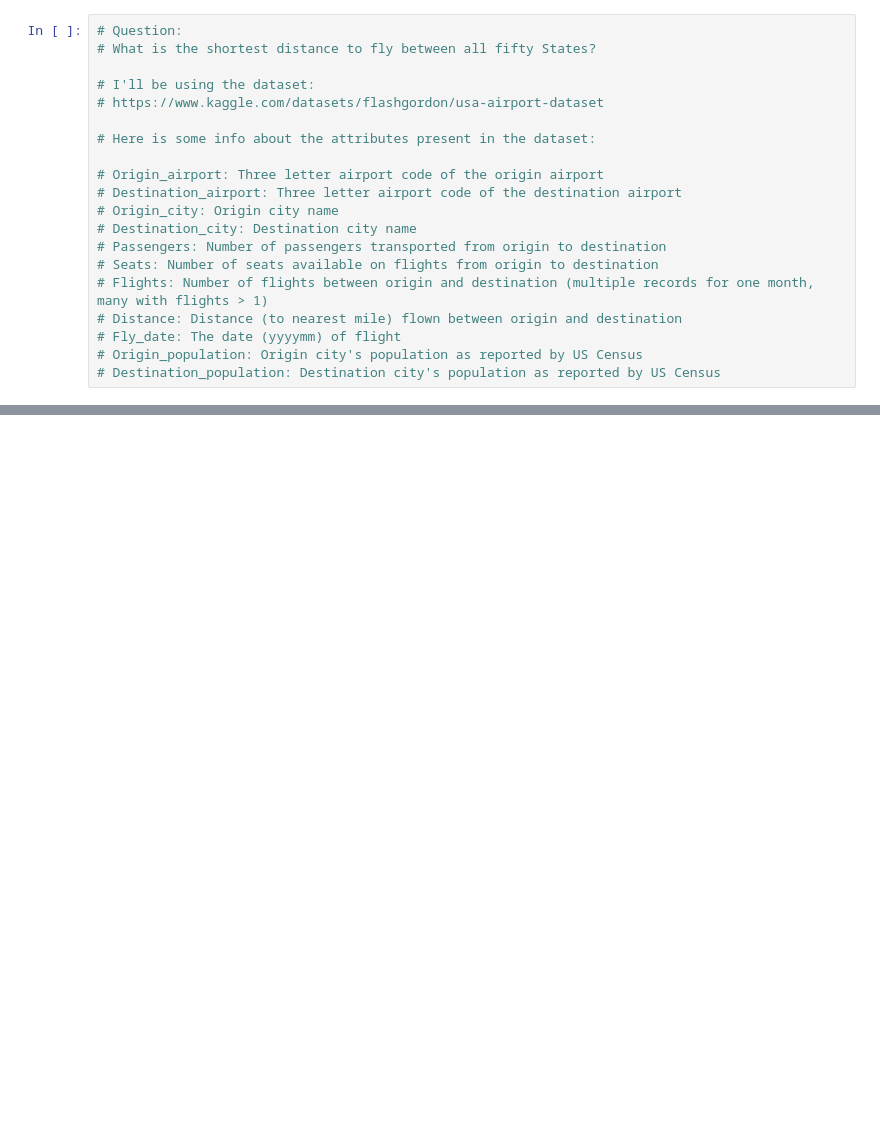
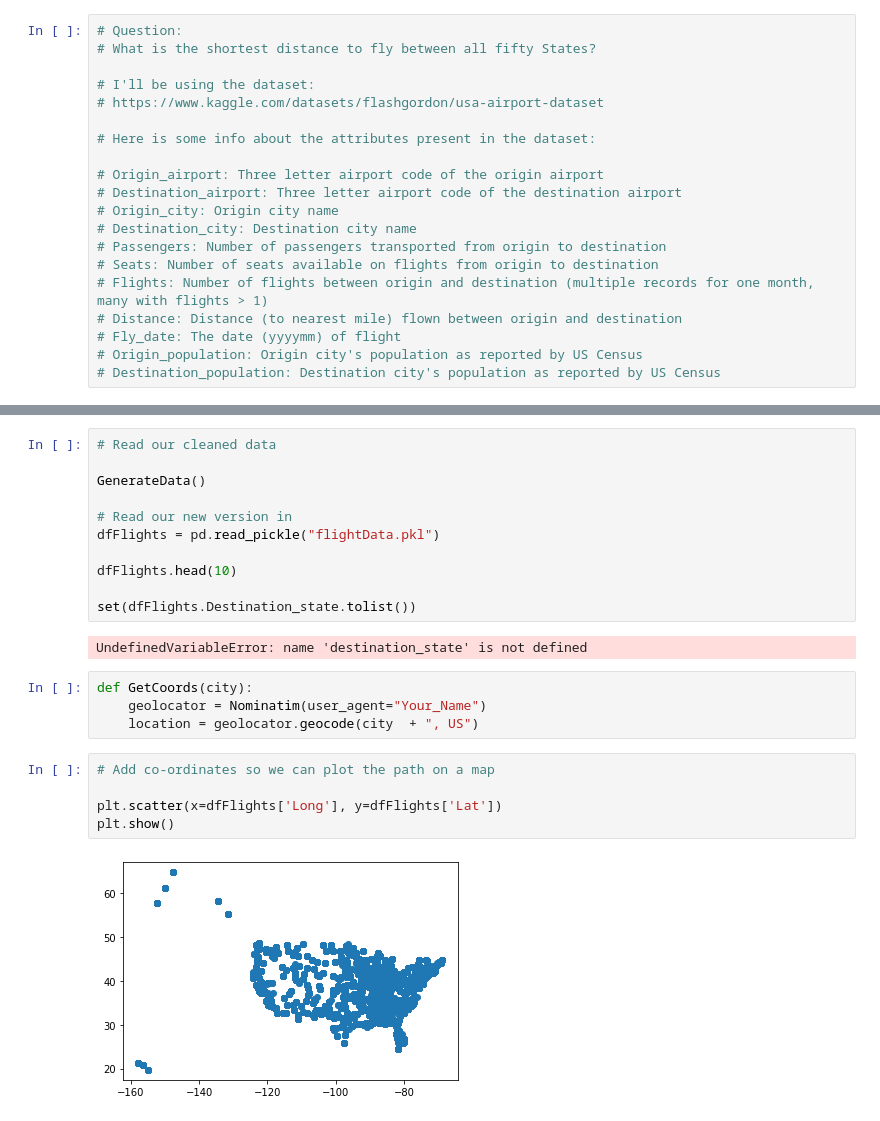
Before and after one commit to datastumbler/FlightTime, a Jupyter notebook: FlightTime.ipynb, the cells around one changed output, grey strips where cells are left out. Cells and saved outputs as stored; diff of their text form; blank space fills up the shorter version.

```diff
--- a/FlightTime.ipynb
+++ b/FlightTime.ipynb
@@ -50,3 +75,27 @@ dfFlights.head(10)
+# %%
+# Read our cleaned data
+
+GenerateData()
+
+# Read our new version in
+dfFlights = pd.read_pickle("flightData.pkl")
+
+dfFlights.head(10)
+
+set(dfFlights.Destination_state.tolist())
+# %% [output]
+UndefinedVariableError: name 'destination_state' is not defined
+# %%
+def GetCoords(city):
+    geolocator = Nominatim(user_agent="Your_Name")
+    location = geolocator.geocode(city  + ", US")
+# %%
+# Add co-ordinates so we can plot the path on a map
+
+plt.scatter(x=dfFlights['Long'], y=dfFlights['Lat'])
+plt.show()
+# %% [output]
+[figure, added]
 # %%
 # Pick a random starting airport
 
```
Also changed, not shown: parts of 7 cells of this notebook, 2 other files.
